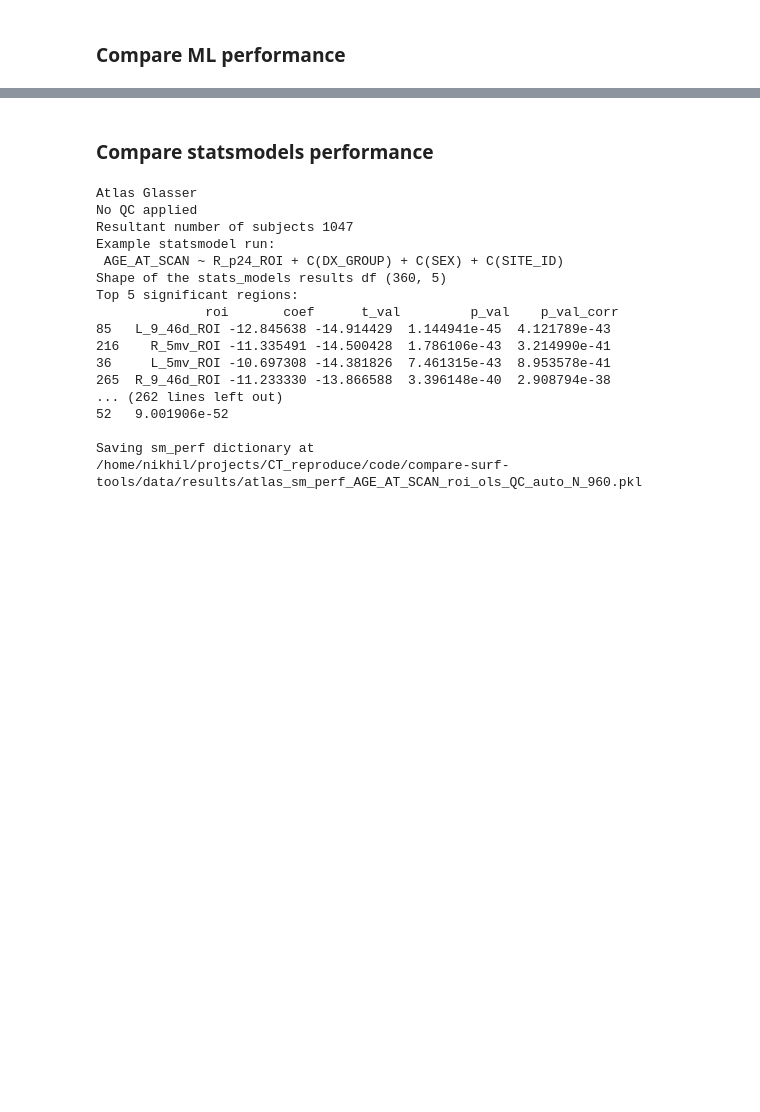
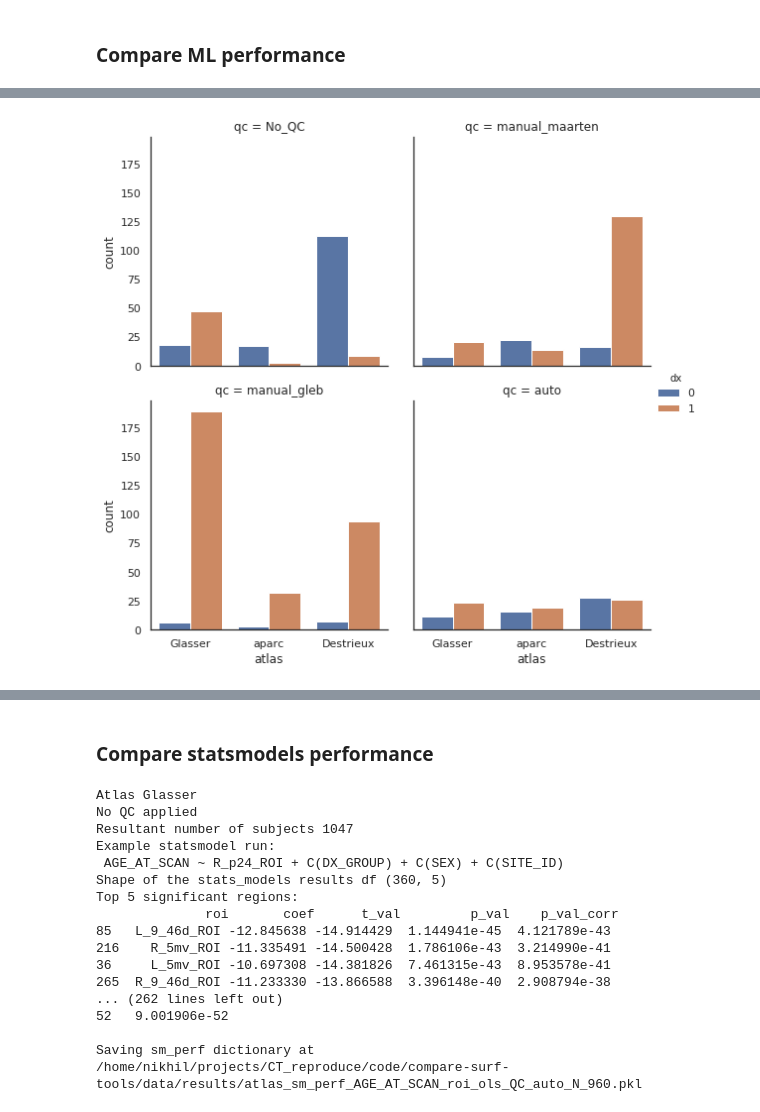
Before and after one commit to neurodatascience/compare-surf-tools, a Jupyter notebook: notebooks/run_atlas_comparisons.ipynb, the cells around one changed output, grey strips where cells are left out. Cells and saved outputs as stored; diff of their text form; code cells hidden in the pictures; blank space fills up the shorter version.

```diff
--- a/notebooks/run_atlas_comparisons.ipynb
+++ b/notebooks/run_atlas_comparisons.ipynb
@@ -415,0 +359,18 @@ else:
+# %%
+# save_path = '{}atlas_ml_feature_imp_{}_{}.pkl'.format(ml_results_dir,outcome_col,model_type)
+# feature_rank_df_concat = pd.read_pickle(save_path)
+
+feature_count_df = pd.DataFrame(columns=['count','atlas','dx','qc'])
+i = 0
+for atlas in data_dict.keys():
+    master_df_raw = pd.merge(useful_demograph,data_dict[atlas],on= subject_ID_col)
+    roi_cols = list(master_df_raw.filter(regex='^L|R_', axis=1).columns)
+    for qc in feature_rank_df_concat['qc'].unique():
+        for dx in [0,1]:
+            n_feat = len(feature_rank_df_concat[(feature_rank_df_concat['rank'] == 1) &
+                                                (feature_rank_df_concat['predictor'].isin(roi_cols)) &
+                                                (feature_rank_df_concat['qc'] == qc) &
+                                                (feature_rank_df_concat['DX_GROUP'] == dx)])
+            feature_count_df.loc[i] = [n_feat,atlas,dx,qc]
+            i+=1
+            print('atlas {}, n_roi {}, qc {}, dx {}, n_feat {}\n'.format(atlas,len(roi_cols),qc,dx,n_feat))
@@ -415,0 +395,9 @@ else:
+# %%
+plot_df = feature_count_df
+sns.set(font_scale=1)
+with sns.axes_style("white"):
+    x_order = ['Glasser','aparc','Destrieux']
+    g = sns.catplot(y='count',x='atlas',hue='dx',col='qc', col_wrap=2,
+                    kind='bar',height=4, data=plot_df, order=x_order)
+# %% [output]
+[figure, added]
```
Also changed, not shown: parts of 9 cells of this notebook, 2 other files.
